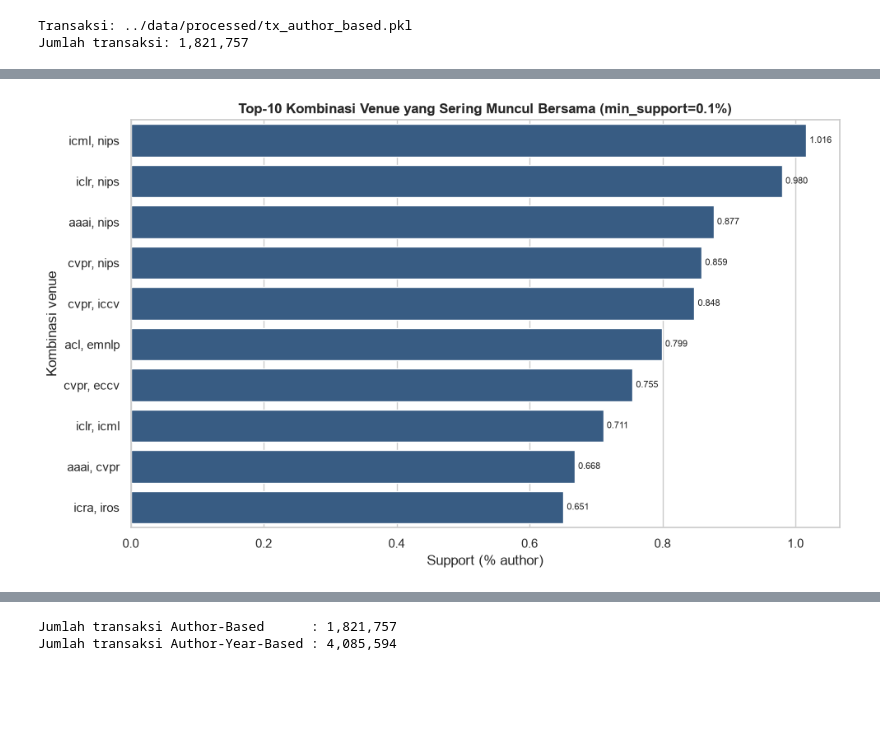
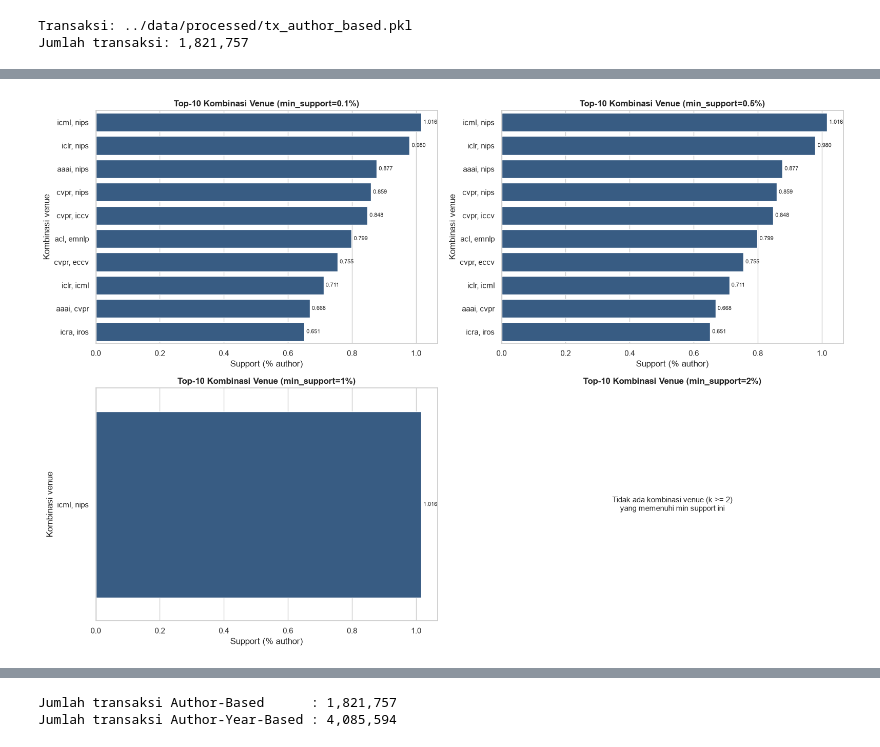
Before and after one commit to rafenmaxxx/IF4041-project-data-mining, a Jupyter notebook: notebooks/04_frequent_patterns.ipynb, the cells around one changed output, grey strips where cells are left out. Drawn from its saved outputs; the diff is of its cells as text; code cells hidden in the pictures; blank space fills up the shorter version.

Commit message:
feat: task 4 untuk semua min support dan update task 6

```diff
--- a/notebooks/04_frequent_patterns.ipynb
+++ b/notebooks/04_frequent_patterns.ipynb
@@ -102,9 +129,15 @@ summary
 # %%
-# frequent 1-, 2-, 3-itemset diambil dari min support terkecil (paling lengkap)
+# frequent 1-, 2-, 3-itemset untuk setiap min support
 LOWEST = min(MIN_SUPPORTS)
-base = itemset_dfs[LOWEST]
 
-for k in [1, 2, 3]:
-    print(f"Frequent {k}-itemset (min_support={LOWEST}), top 10 dari {int((base['k'] == k).sum()):,}:")
-    display(base[base["k"] == k].head(10).reset_index(drop=True))
+for ms in MIN_SUPPORTS:
+    df_ms = itemset_dfs[ms]
+    print(f"===== min_support = {ms * 100:g}% | {len(df_ms):,} frequent itemset =====")
+    for k in [1, 2, 3]:
+        sub = df_ms[df_ms["k"] == k]
+        if len(sub) == 0:
+            print(f"Frequent {k}-itemset: tidak ada\n")
+            continue
+        print(f"Frequent {k}-itemset: {len(sub):,}, top 10:")
+        display(sub.head(10).reset_index(drop=True))
 # %% [output]
@@ -221,15 +303,22 @@ plt.show()
 # %%
-# plot top 10 kombinasi venue berdasarkan support
-if len(top10_multi) > 0:
-    fig, ax = plt.subplots(figsize=(10, 6))
-    sns.barplot(data=top10_multi, y="itemset", x="support (%)", color="#2b5c8f", ax=ax)
-    ax.set_title(f"Top-10 Kombinasi Venue yang Sering Muncul Bersama (min_support={LOWEST * 100:g}%)", fontsize=12, fontweight="bold")
+# plot top 10 kombinasi venue untuk setiap min support
+fig, axes = plt.subplots(2, 2, figsize=(16, 11))
+
+for ax, ms in zip(axes.flat, MIN_SUPPORTS):
+    data = top10_multi[top10_multi["min_support"] == ms]
+    ax.set_title(f"Top-10 Kombinasi Venue (min_support={ms * 100:g}%)", fontsize=12, fontweight="bold")
+    if len(data) == 0:
+        ax.text(0.5, 0.5, "Tidak ada kombinasi venue (k >= 2)\nyang memenuhi min support ini", ha="center", va="center", fontsize=11)
+        ax.set_axis_off()
+        continue
+    sns.barplot(data=data, y="itemset", x="support (%)", color="#2b5c8f", ax=ax)
     ax.set_xlabel("Support (% author)")
     ax.set_ylabel("Kombinasi venue")
     for container in ax.containers:
         ax.bar_label(container, fmt="%.3f", fontsize=8, padding=3)
-    plt.tight_layout()
-    plt.savefig(f"{FIGURES_DIR}/task4_top10_venue_combinations{SUFFIX}.png", dpi=300, bbox_inches="tight")
-    plt.show()
+
+plt.tight_layout()
+plt.savefig(f"{FIGURES_DIR}/task4_top10_venue_combinations{SUFFIX}.png", dpi=300, bbox_inches="tight")
+plt.show()
 # %% [output]
-[figure, old version]
+[figure, new version]
```
Also changed, not shown: parts of 10 cells of this notebook, 28 other files.
